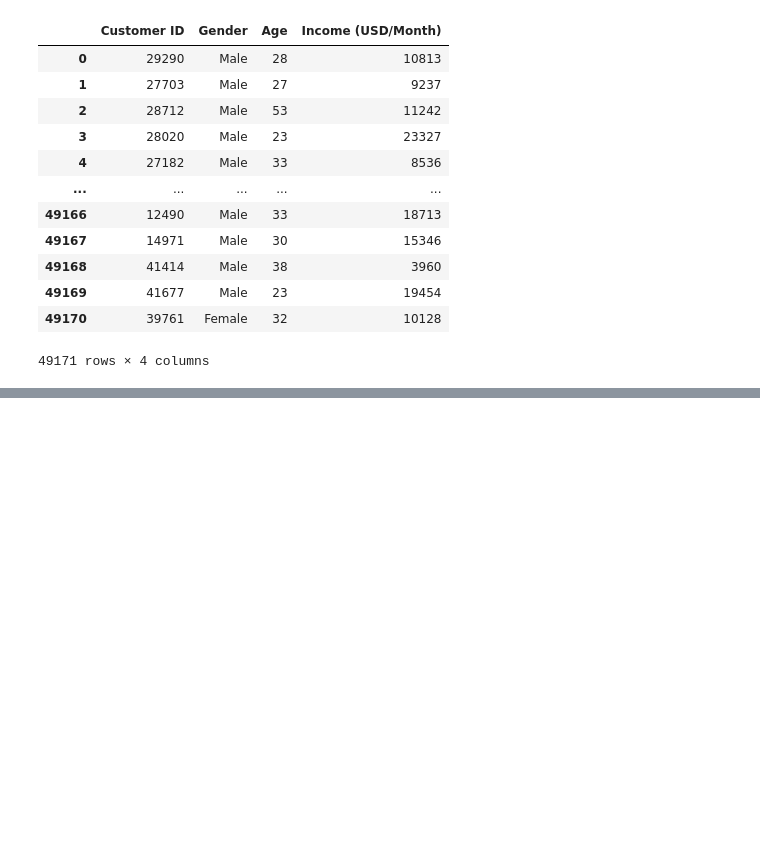
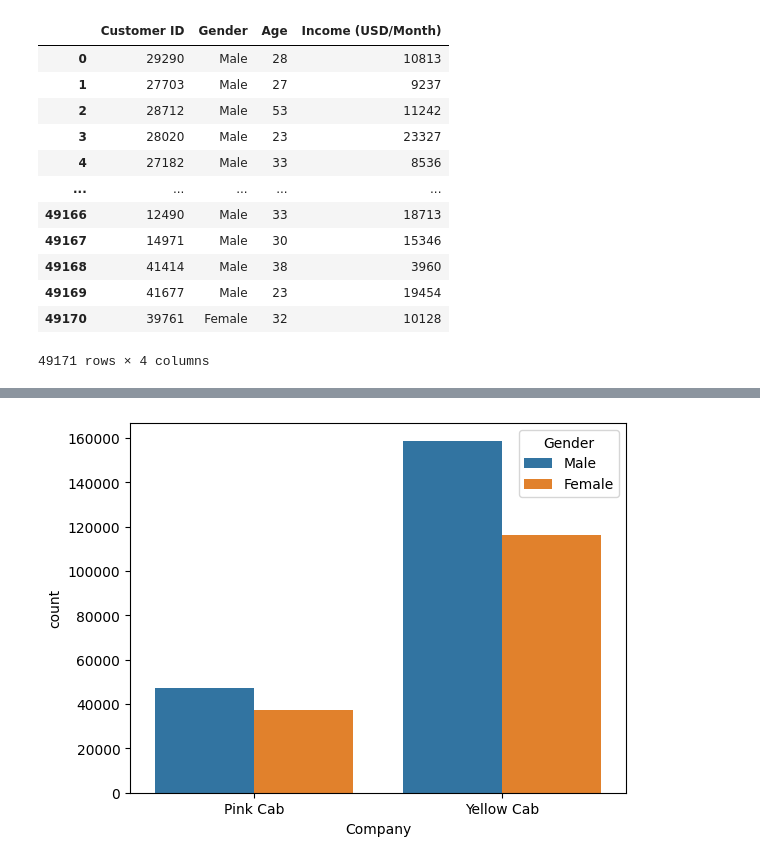
Before and after one commit to zehraozturkk/Cab_Industry, a Jupyter notebook: Processing.ipynb, the cells around one changed output, grey strips where cells are left out. Cells and saved outputs as stored; diff of their text form; code cells hidden in the pictures; blank space fills up the shorter version.

```diff
--- a/Processing.ipynb
+++ b/Processing.ipynb
@@ -110,6 +110,13 @@ city
 | 17 | WASHINGTON DC | 418,859 | 127,001 |
 | 18 | NASHVILLE TN | 327,225 | 9,270 |
 | 19 | BOSTON MA | 248,968 | 80,021 |
+# %%
+city['Users'] = city['Users'].str.replace(',', '', regex=False)
+city['Population'] = city['Population'].str.replace(',', '', regex=False)
+
+# Verileri sayısal formata dönüştürme
+city['Users'] = pd.to_numeric(city['Users'], errors='coerce')
+city['Population'] = pd.to_numeric(city['Population'], errors='coerce')
 # %%
 merged_df = pd.merge(cab_data, city, on='City')
 merged_df
@@ -149,3 +190,3 @@ cab_data["Transaction ID"].isin()
 # %%
-merged_df = pd.merge(merged_df, customer, on='Transaction ID')
-merged_df
+merged_df2 = pd.merge(merged_df, transaction, on='Transaction ID')
+merged_df2
@@ -166,3 +238,6 @@ customer
 | 49169 | 41677 | Male | 23 | 19454 |
 | 49170 | 39761 | Female | 32 | 10128 |
 49171 rows × 4 columns
+# %%
+merged_df3 = pd.merge(merged_df2, customer, on='Customer ID')
+merged_df3
@@ -168,0 +279,13 @@ customer
+# %%
+# Mevsim sütunu ekleme
+def get_season(month):
+    if month in [12, 1, 2]:
+        return 'Winter'
+    elif month in [3, 4, 5]:
+        return 'Spring'
+    elif month in [6, 7, 8]:
+        return 'Summer'
+    else:
+        return 'Fall'
+
+merged_df3['season'] = merged_df3['Month'].apply(get_season)
@@ -168,0 +308,4 @@ customer
+# %%
+sns.countplot(data = merged_df3, x = "Company", hue="Gender");
+# %% [output]
+[figure, added]
```
Also changed, not shown: parts of 16 cells of this notebook, 1 other file.
